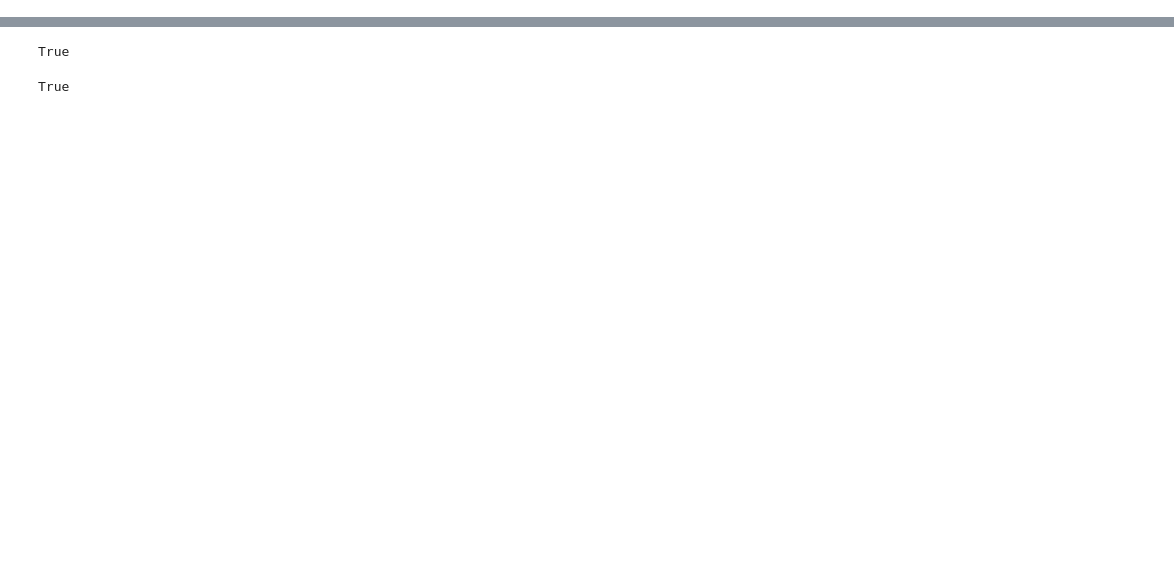
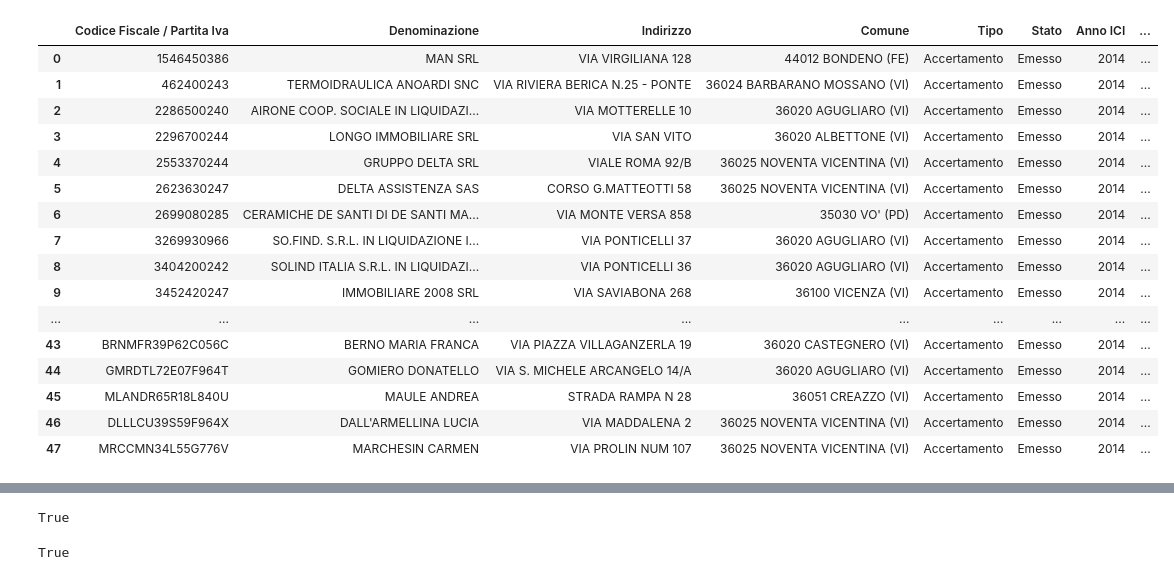
Before and after one commit to LucaCappelletti94/italian_csv_type_prediction, a Jupyter notebook: Untitled1.ipynb, the cells around one changed output, grey strips where cells are left out. Saved outputs shown, nothing was run; the diff lists cells and outputs as text; code cells hidden in the pictures; blank space fills up the shorter version.

```diff
--- a/Untitled1.ipynb
+++ b/Untitled1.ipynb
@@ -28,4 +10,24 @@ AIRONE COOP. SOCIALE IN LIQUIDAZIONE COATTA , AMM.VA SurnameName {'fiscal_code':
 # %%
 predictor = TypePredictor()
+# %%
+df
+# %% [output]
+|  | Codice Fiscale / Partita Iva | Denominazione | Indirizzo | Comune | Tipo | Stato | Anno ICI | ... |
+| 0 | 1546450386 | MAN SRL | VIA VIRGILIANA 128 | 44012 BONDENO (FE) | Accertamento | Emesso | 2014 | ... |
+| 1 | 462400243 | TERMOIDRAULICA ANOARDI SNC | VIA RIVIERA BERICA N.25 - PONTE | 36024 BARBARANO MOSSANO (VI) | Accertamento | Emesso | 2014 | ... |
+| 2 | 2286500240 | AIRONE COOP. SOCIALE IN LIQUIDAZI... | VIA MOTTERELLE 10 | 36020 AGUGLIARO (VI) | Accertamento | Emesso | 2014 | ... |
+| 3 | 2296700244 | LONGO IMMOBILIARE SRL | VIA SAN VITO | 36020 ALBETTONE (VI) | Accertamento | Emesso | 2014 | ... |
+| 4 | 2553370244 | GRUPPO DELTA SRL | VIALE ROMA 92/B | 36025 NOVENTA VICENTINA (VI) | Accertamento | Emesso | 2014 | ... |
+| 5 | 2623630247 | DELTA ASSISTENZA SAS | CORSO G.MATTEOTTI 58 | 36025 NOVENTA VICENTINA (VI) | Accertamento | Emesso | 2014 | ... |
+| 6 | 2699080285 | CERAMICHE DE SANTI DI DE SANTI MA... | VIA MONTE VERSA 858 | 35030 VO' (PD) | Accertamento | Emesso | 2014 | ... |
+| 7 | 3269930966 | SO.FIND. S.R.L. IN LIQUIDAZIONE I... | VIA PONTICELLI 37 | 36020 AGUGLIARO (VI) | Accertamento | Emesso | 2014 | ... |
+| 8 | 3404200242 | SOLIND ITALIA S.R.L. IN LIQUIDAZI... | VIA PONTICELLI 36 | 36020 AGUGLIARO (VI) | Accertamento | Emesso | 2014 | ... |
+| 9 | 3452420247 | IMMOBILIARE 2008 SRL | VIA SAVIABONA 268 | 36100 VICENZA (VI) | Accertamento | Emesso | 2014 | ... |
+| ... | ... | ... | ... | ... | ... | ... | ... | ... |
+| 43 | BRNMFR39P62C056C | BERNO MARIA FRANCA | VIA PIAZZA VILLAGANZERLA 19 | 36020 CASTEGNERO (VI) | Accertamento | Emesso | 2014 | ... |
+| 44 | GMRDTL72E07F964T | GOMIERO DONATELLO | VIA S. MICHELE ARCANGELO 14/A | 36020 AGUGLIARO (VI) | Accertamento | Emesso | 2014 | ... |
+| 45 | MLANDR65R18L840U | MAULE ANDREA | STRADA RAMPA N 28 | 36051 CREAZZO (VI) | Accertamento | Emesso | 2014 | ... |
+| 46 | DLLLCU39S59F964X | DALL'ARMELLINA LUCIA | VIA MADDALENA 2 | 36025 NOVENTA VICENTINA (VI) | Accertamento | Emesso | 2014 | ... |
+| 47 | MRCCMN34L55G776V | MARCHESIN CARMEN | VIA PROLIN NUM 107 | 36025 NOVENTA VICENTINA (VI) | Accertamento | Emesso | 2014 | ... |
 # %%
 predictions = predictor.predict_dataframe(df)
```
Also changed, not shown: parts of 6 cells of this notebook, 3 other files.
